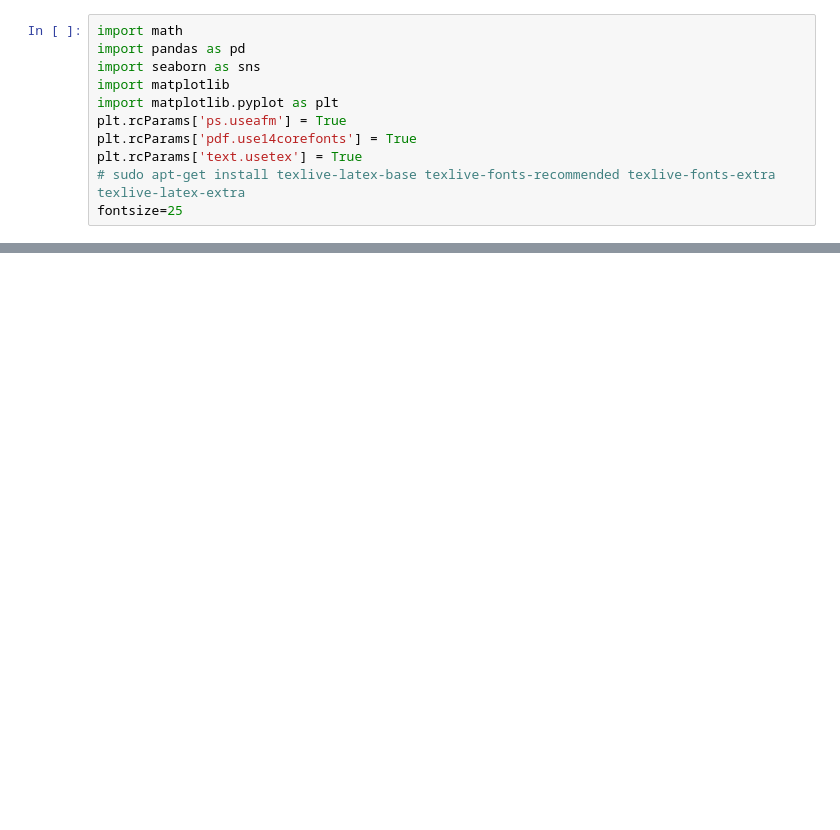
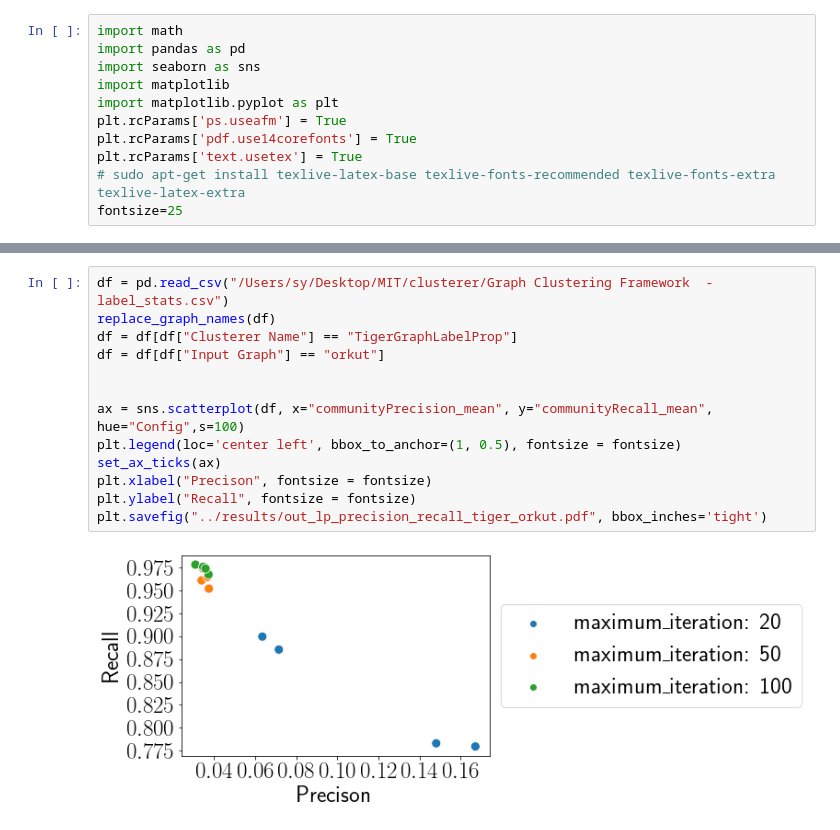
Before and after one commit to ParAlg/ParClusterers, a Jupyter notebook: plotting/plot_running_time.ipynb, the cells around one changed output, grey strips where cells are left out. Saved outputs shown, nothing was run; the diff lists cells and outputs as text; blank space fills up the shorter version.

```diff
--- a/plotting/plot_running_time.ipynb
+++ b/plotting/plot_running_time.ipynb
@@ -74,0 +196,15 @@ plt.savefig("runtime.pdf")
+# %%
+df = pd.read_csv("/Users/sy/Desktop/MIT/clusterer/Graph Clustering Framework  - label_stats.csv")
+replace_graph_names(df)
+df = df[df["Clusterer Name"] == "TigerGraphLabelProp"]
+df = df[df["Input Graph"] == "orkut"]
+
+
+ax = sns.scatterplot(df, x="communityPrecision_mean", y="communityRecall_mean", hue="Config",s=100)
+plt.legend(loc='center left', bbox_to_anchor=(1, 0.5), fontsize = fontsize)
+set_ax_ticks(ax)
+plt.xlabel("Precison", fontsize = fontsize)
+plt.ylabel("Recall", fontsize = fontsize)
+plt.savefig("../results/out_lp_precision_recall_tiger_orkut.pdf", bbox_inches='tight')
+# %% [output]
+[figure, added]
```
Also changed, not shown: parts of 22 cells of this notebook.
